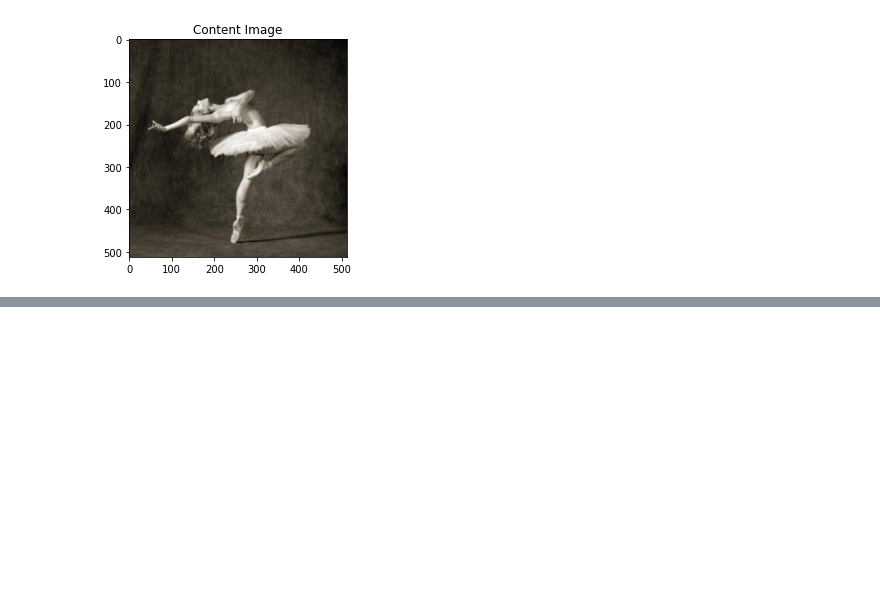
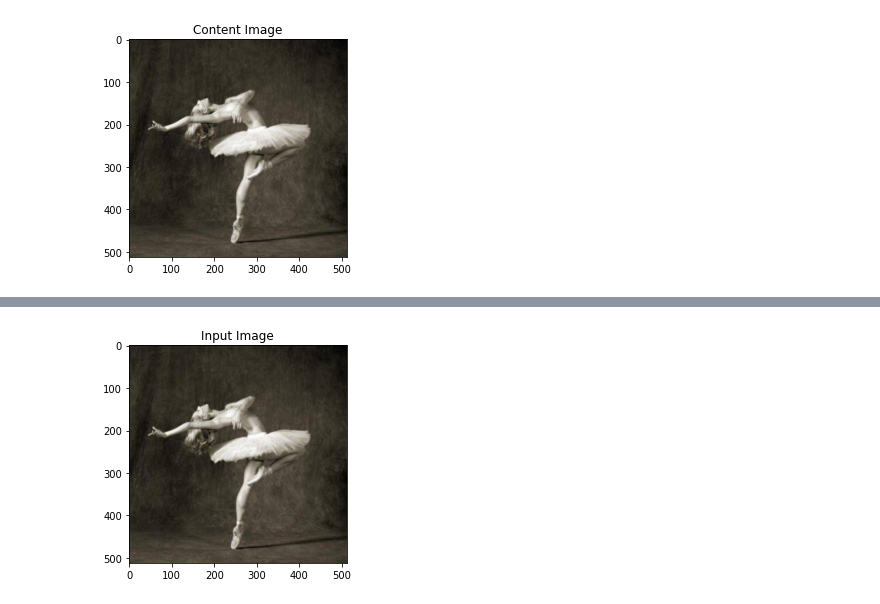
Before and after one commit to xorsuyash/neuralstyletransfer, a Jupyter notebook: main.ipynb, the cells around one changed output, grey strips where cells are left out. Saved outputs shown, nothing was run; the diff lists cells and outputs as text; code cells hidden in the pictures; blank space fills up the shorter version.

```diff
--- a/main.ipynb
+++ b/main.ipynb
@@ -106,0 +160,6 @@ class Normalization(nn.Module):
+# %%
+input_img = content_img.clone()
+plt.figure()
+imshow(input_img, title='Input Image')
+# %% [output]
+[figure, added]
```
Also changed, not shown: parts of 8 cells of this notebook.
